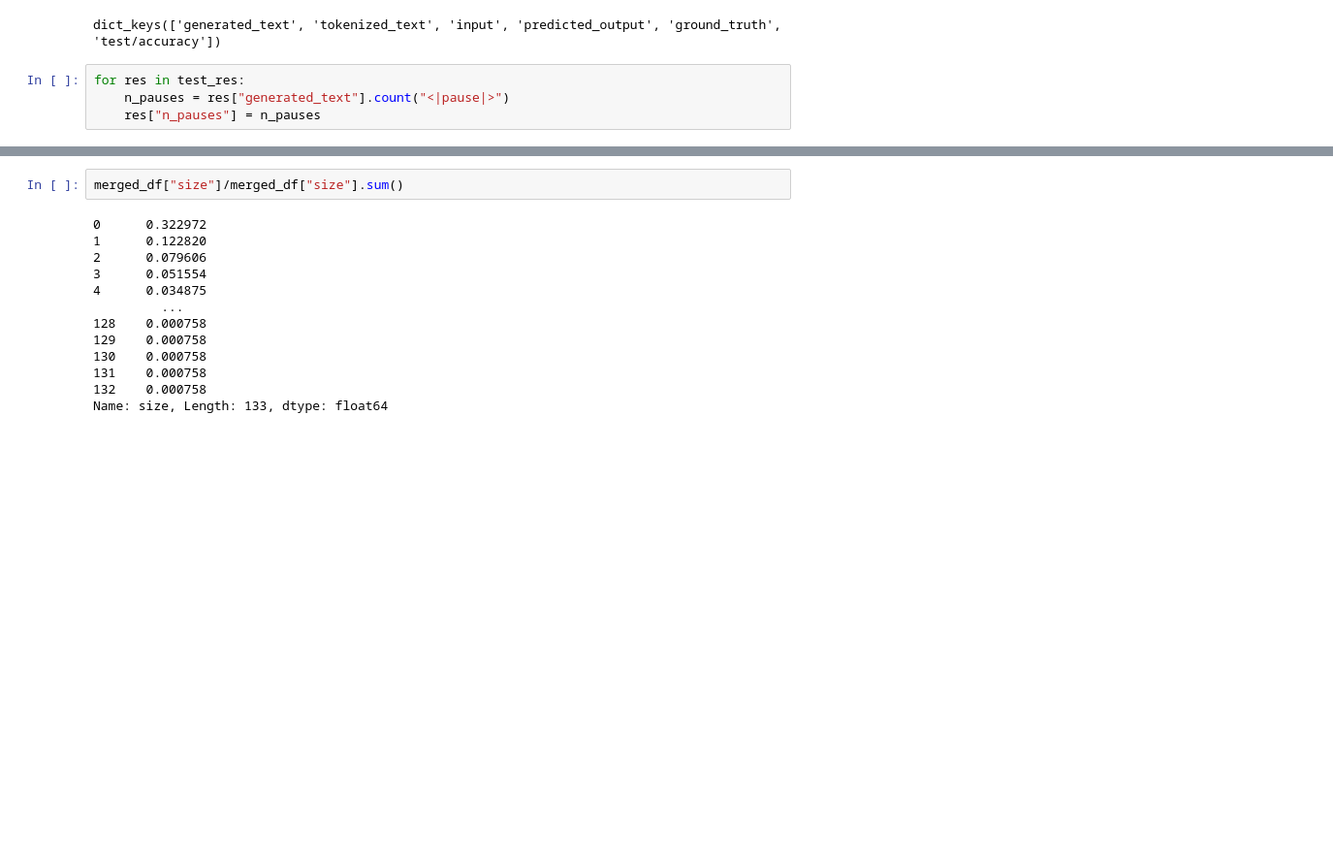
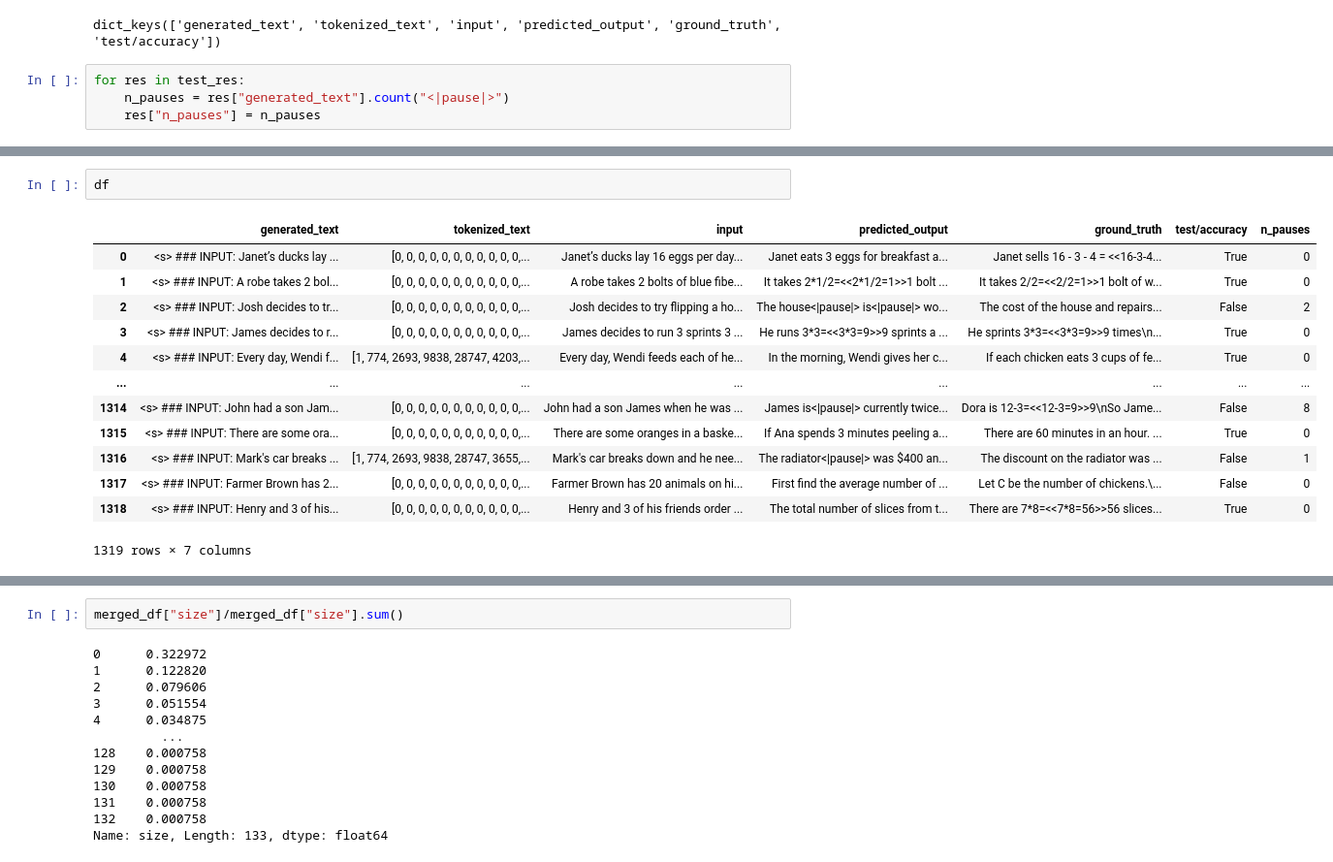
Before and after one commit to epfl-dlab/PauseToken, a Jupyter notebook: notebooks/pretrained_pause_model_analysis.ipynb, the cells around one changed output, grey strips where cells are left out. Shown at 97% size. Cells and saved outputs as stored; diff of their text form; blank space fills up the shorter version.

```diff
--- a/notebooks/pretrained_pause_model_analysis.ipynb
+++ b/notebooks/pretrained_pause_model_analysis.ipynb
@@ -197,3 +198,19 @@ display(merged_df)
+# %%
+df
+# %% [output]
+|  | generated_text | tokenized_text | input | predicted_output | ground_truth | test/accuracy | n_pauses |
+| 0 | <s> ### INPUT: Janet’s ducks lay ... | [0, 0, 0, 0, 0, 0, 0, 0, 0, 0, 0,... | Janet’s ducks lay 16 eggs per day... | Janet eats 3 eggs for breakfast a... | Janet sells 16 - 3 - 4 = <<16-3-4... | True | 0 |
+| 1 | <s> ### INPUT: A robe takes 2 bol... | [0, 0, 0, 0, 0, 0, 0, 0, 0, 0, 0,... | A robe takes 2 bolts of blue fibe... | It takes 2*1/2=<<2*1/2=1>>1 bolt ... | It takes 2/2=<<2/2=1>>1 bolt of w... | True | 0 |
+| 2 | <s> ### INPUT: Josh decides to tr... | [0, 0, 0, 0, 0, 0, 0, 0, 0, 0, 0,... | Josh decides to try flipping a ho... | The house<|pause|> is<|pause|> wo... | The cost of the house and repairs... | False | 2 |
+| 3 | <s> ### INPUT: James decides to r... | [0, 0, 0, 0, 0, 0, 0, 0, 0, 0, 0,... | James decides to run 3 sprints 3 ... | He runs 3*3=<<3*3=9>>9 sprints a ... | He sprints 3*3=<<3*3=9>>9 times\n... | True | 0 |
+| 4 | <s> ### INPUT: Every day, Wendi f... | [1, 774, 2693, 9838, 28747, 4203,... | Every day, Wendi feeds each of he... | In the morning, Wendi gives her c... | If each chicken eats 3 cups of fe... | True | 0 |
+| ... | ... | ... | ... | ... | ... | ... | ... |
+| 1314 | <s> ### INPUT: John had a son Jam... | [0, 0, 0, 0, 0, 0, 0, 0, 0, 0, 0,... | John had a son James when he was ... | James is<|pause|> currently twice... | Dora is 12-3=<<12-3=9>>9\nSo Jame... | False | 8 |
+| 1315 | <s> ### INPUT: There are some ora... | [0, 0, 0, 0, 0, 0, 0, 0, 0, 0, 0,... | There are some oranges in a baske... | If Ana spends 3 minutes peeling a... | There are 60 minutes in an hour. ... | True | 0 |
+| 1316 | <s> ### INPUT: Mark's car breaks ... | [1, 774, 2693, 9838, 28747, 3655,... | Mark's car breaks down and he nee... | The radiator<|pause|> was $400 an... | The discount on the radiator was ... | False | 1 |
+| 1317 | <s> ### INPUT: Farmer Brown has 2... | [0, 0, 0, 0, 0, 0, 0, 0, 0, 0, 0,... | Farmer Brown has 20 animals on hi... | First find the average number of ... | Let C be the number of chickens.\... | False | 0 |
+| 1318 | <s> ### INPUT: Henry and 3 of his... | [0, 0, 0, 0, 0, 0, 0, 0, 0, 0, 0,... | Henry and 3 of his friends order ... | The total number of slices from t... | There are 7*8=<<7*8=56>>56 slices... | True | 0 |
+1319 rows × 7 columns
 # %%
 merged_df["size"]/merged_df["size"].sum()
 # %% [output]
```
Also changed, not shown: parts of 12 cells of this notebook, 24 other files.
